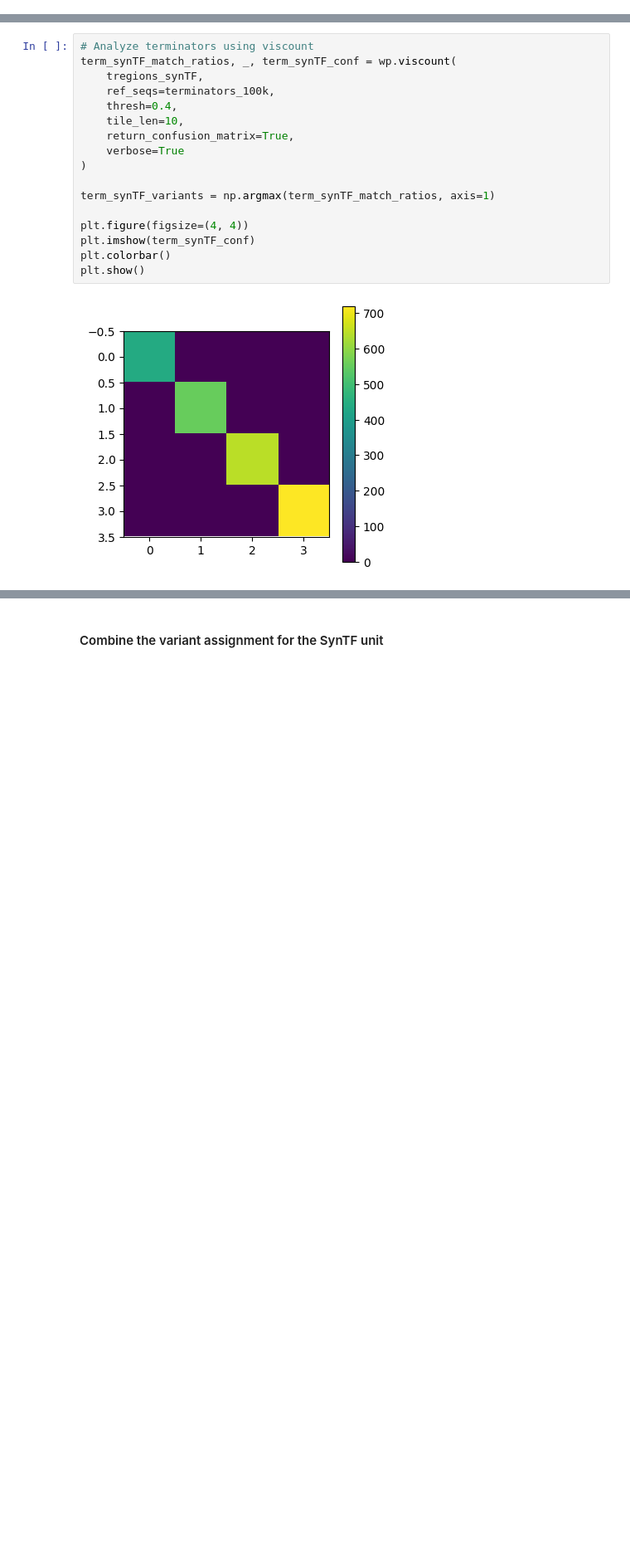
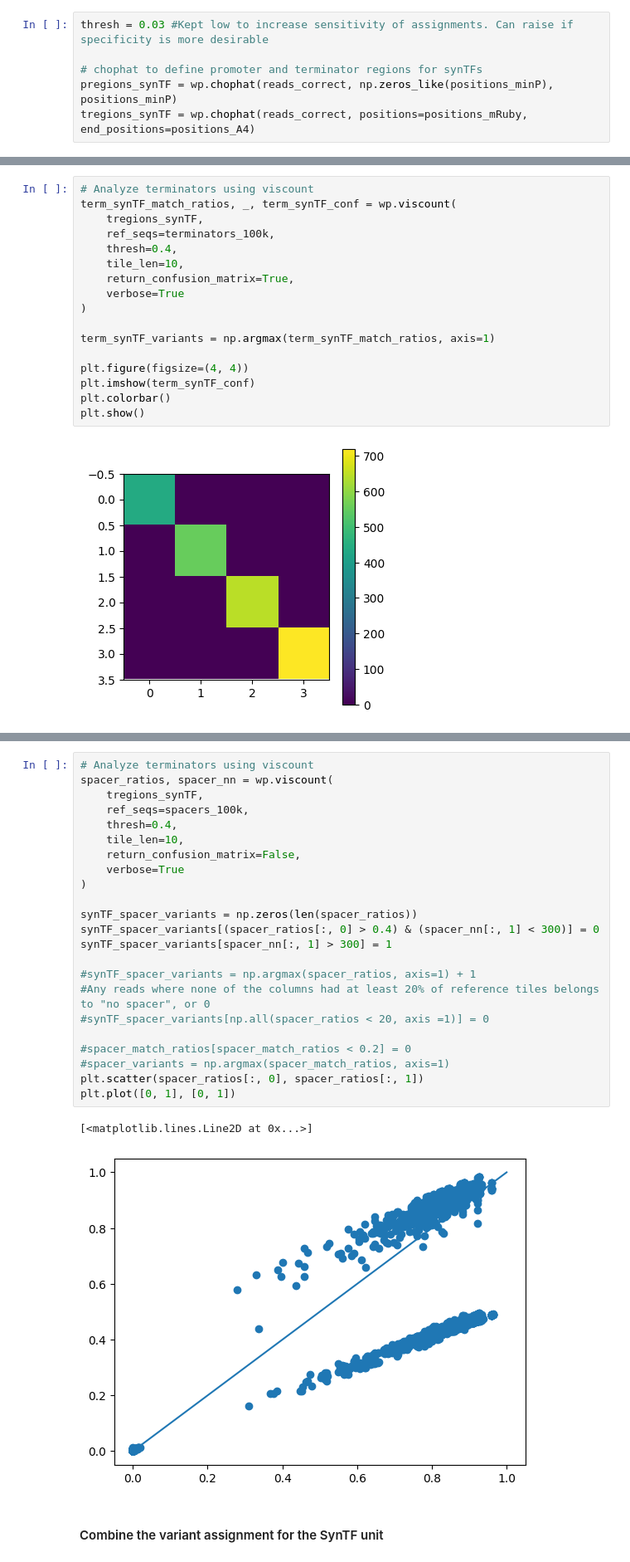
Before and after one commit to cbashorlab/WIMPY, a Jupyter notebook: wimpy_python/example_script_python.ipynb, the cells around one changed output, grey strips where cells are left out. Shown: that part at 83% size. Saved outputs shown, nothing was run; the diff lists cells and outputs as text; blank space fills up the shorter version.

```diff
--- a/wimpy_python/example_script_python.ipynb
+++ b/wimpy_python/example_script_python.ipynb
@@ -196,0 +195,6 @@ Now we identify the parts in the SynTF unit. Similarly, we use `chophat` to find
+# %%
+thresh = 0.03 #Kept low to increase sensitivity of assignments. Can raise if specificity is more desirable
+
+# chophat to define promoter and terminator regions for synTFs
+pregions_synTF = wp.chophat(reads_correct, np.zeros_like(positions_minP), positions_minP)
+tregions_synTF = wp.chophat(reads_correct, positions=positions_mRuby, end_positions=positions_A4)
@@ -316,3 +289,29 @@ plt.show()
+# %%
+# Analyze terminators using viscount
+spacer_ratios, spacer_nn = wp.viscount(
+    tregions_synTF,
+    ref_seqs=spacers_100k,
+    thresh=0.4,
+    tile_len=10,
+    return_confusion_matrix=False,
+    verbose=True
+)
+
+synTF_spacer_variants = np.zeros(len(spacer_ratios))
+synTF_spacer_variants[(spacer_ratios[:, 0] > 0.4) & (spacer_nn[:, 1] < 300)] = 0
+synTF_spacer_variants[spacer_nn[:, 1] > 300] = 1
+
+#synTF_spacer_variants = np.argmax(spacer_ratios, axis=1) + 1
+#Any reads where none of the columns had at least 20% of reference tiles belongs to "no spacer", or 0
+#synTF_spacer_variants[np.all(spacer_ratios < 20, axis =1)] = 0
+
+#spacer_match_ratios[spacer_match_ratios < 0.2] = 0
+#spacer_variants = np.argmax(spacer_match_ratios, axis=1)
+plt.scatter(spacer_ratios[:, 0], spacer_ratios[:, 1])
+plt.plot([0, 1], [0, 1])
+# %% [output]
+[<matplotlib.lines.Line2D at 0x...>]
+[figure, added]
 # %% [markdown]
 #### Combine the variant assignment for the SynTF unit
 # %%
```
Also changed, not shown: parts of 30 cells of this notebook, 1 other file.
